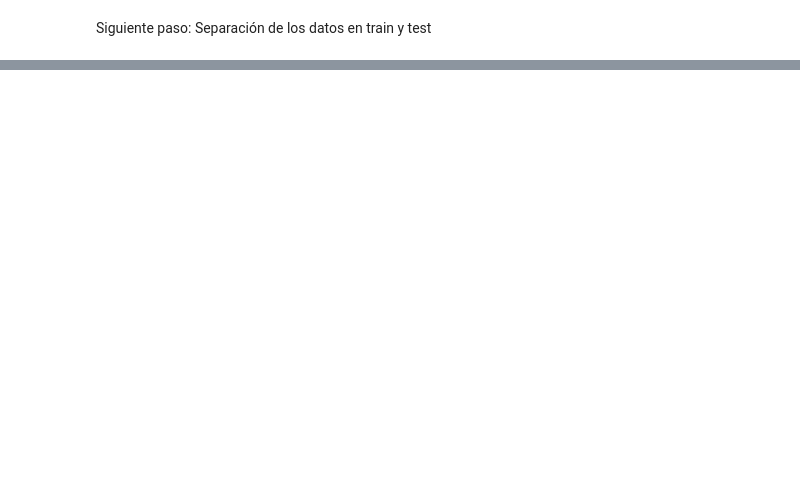
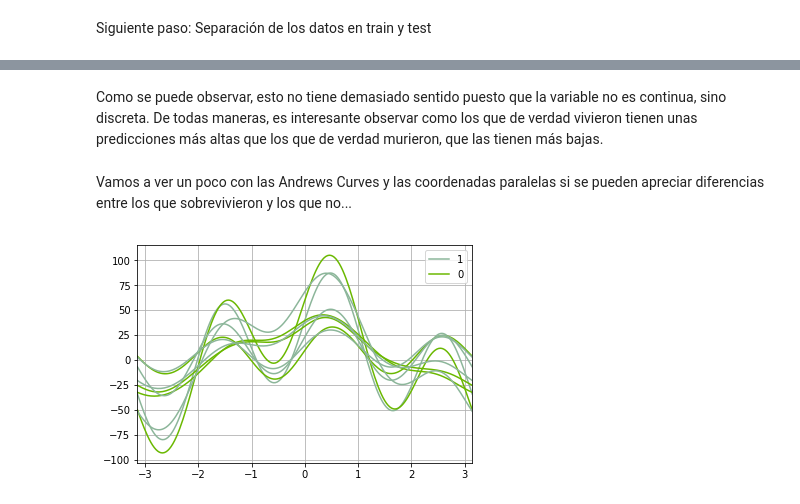
Before and after one commit to JParzival/titanic-dataset-analysis, a Jupyter notebook: jdag_titanic.ipynb, the cells around one changed output, grey strips where cells are left out. Drawn from its saved outputs; the diff is of its cells as text; code cells hidden in the pictures; blank space fills up the shorter version.

```diff
--- a/jdag_titanic.ipynb
+++ b/jdag_titanic.ipynb
@@ -112,0 +388,13 @@ x_train, x_test, y_train, y_test= train_test_split(x, y, test_size = 0.33, rando
+# %% [markdown]
+Como se puede observar, esto no tiene demasiado sentido puesto que la variable no es continua, sino discreta. De todas maneras, es interesante observar como los que de verdad vivieron
+tienen unas predicciones más altas que los que de verdad murieron, que las tienen más bajas.
+# %% [markdown]
+Vamos a ver un poco con las Andrews Curves y las coordenadas paralelas si se pueden apreciar diferencias entre los que sobrevivieron y los que no...
+# %%
+from pandas.plotting import andrews_curves
+
+andrews_curves(dataset[3:12], 'Survived')
+
+plt.show()
+# %% [output]
+[figure, added]
```
Also changed, not shown: parts of 73 cells of this notebook, 1 other file.
